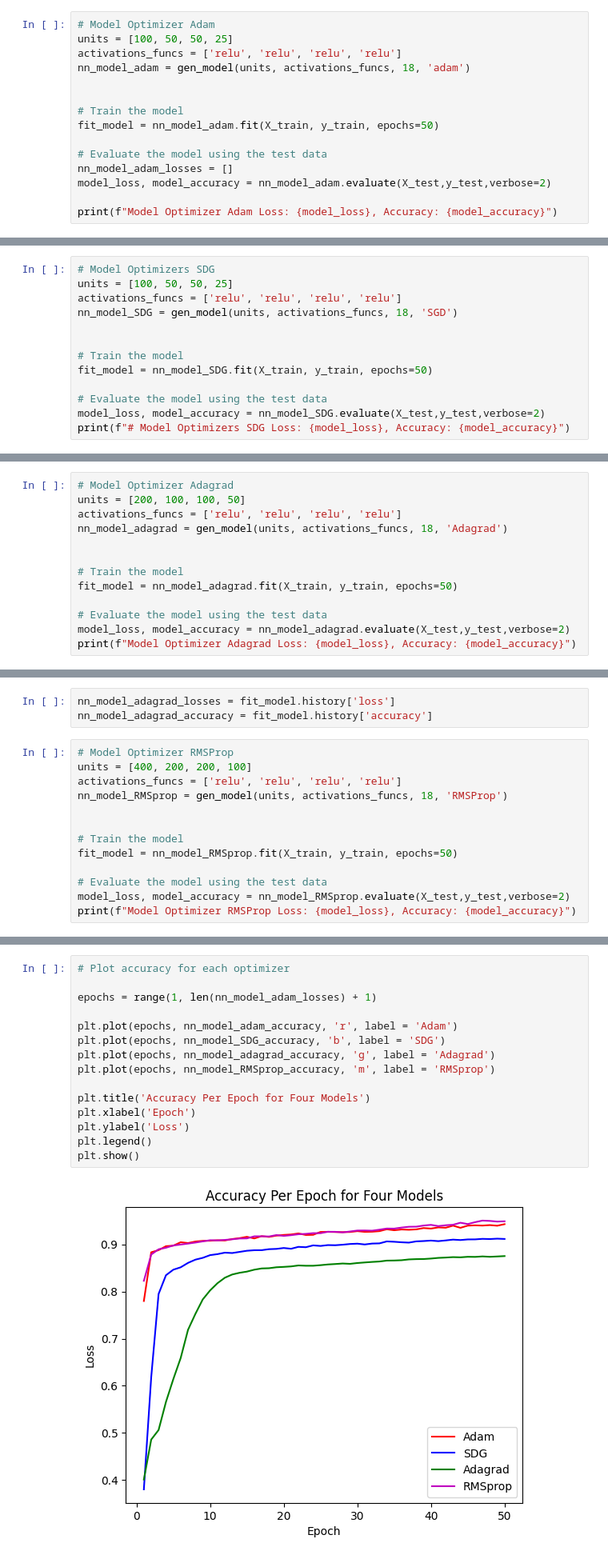
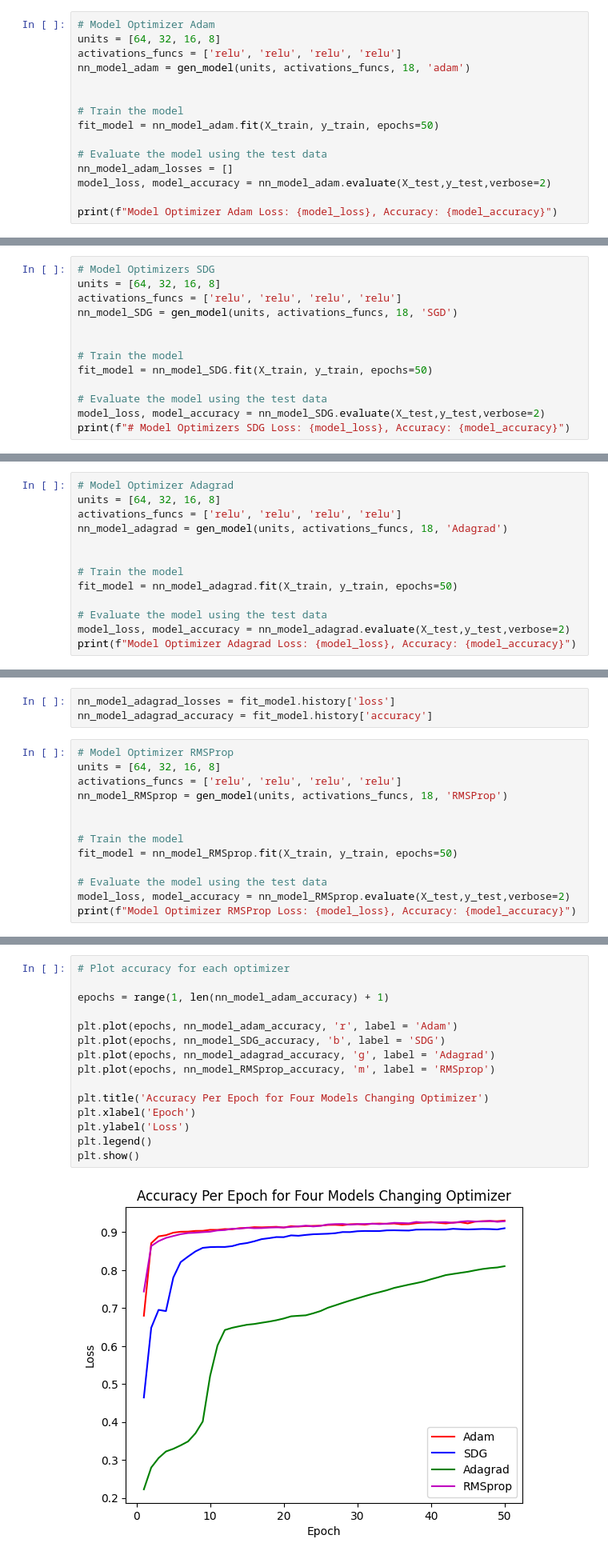
Before and after one commit to cassidyschul/weather_prediction, a Jupyter notebook: weather_classification_model.ipynb, the cells around one changed output, grey strips where cells are left out. Shown at 80% size. Cells and saved outputs as stored; diff of their text form.

Commit message:
Update script to include activation function optimization and plots

```diff
--- a/weather_classification_model.ipynb
+++ b/weather_classification_model.ipynb
@@ -174,7 +201,7 @@ def gen_model(units, activation_functions, input_dim, optimizer):
   return nn_model
 # %%
 # Model Optimizer Adam
-units = [100, 50, 50, 25]
+units = [64, 32, 16, 8]
 activations_funcs = ['relu', 'relu', 'relu', 'relu']
 nn_model_adam = gen_model(units, activations_funcs, 18, 'adam')
 
@@ -245,7 +272,7 @@ nn_model_adam_losses = fit_model.history['loss']
 nn_model_adam_accuracy = fit_model.history['accuracy']
 # %%
 # Model Optimizers SDG
-units = [100, 50, 50, 25]
+units = [64, 32, 16, 8]
 activations_funcs = ['relu', 'relu', 'relu', 'relu']
 nn_model_SDG = gen_model(units, activations_funcs, 18, 'SGD')
 
@@ -314,7 +341,7 @@ nn_model_SDG_losses = fit_model.history['loss']
 nn_model_SDG_accuracy = fit_model.history['accuracy']
 # %%
 # Model Optimizer Adagrad
-units = [200, 100, 100, 50]
+units = [64, 32, 16, 8]
 activations_funcs = ['relu', 'relu', 'relu', 'relu']
 nn_model_adagrad = gen_model(units, activations_funcs, 18, 'Adagrad')
 
@@ -383,7 +410,7 @@ nn_model_adagrad_losses = fit_model.history['loss']
 nn_model_adagrad_accuracy = fit_model.history['accuracy']
 # %%
 # Model Optimizer RMSProp
-units = [400, 200, 200, 100]
+units = [64, 32, 16, 8]
 activations_funcs = ['relu', 'relu', 'relu', 'relu']
 nn_model_RMSprop = gen_model(units, activations_funcs, 18, 'RMSProp')
 
@@ -471,17 +497,17 @@ plt.show()
 # %%
 # Plot accuracy for each optimizer
 
-epochs = range(1, len(nn_model_adam_losses) + 1)
+epochs = range(1, len(nn_model_adam_accuracy) + 1)
 
 plt.plot(epochs, nn_model_adam_accuracy, 'r', label = 'Adam')
 plt.plot(epochs, nn_model_SDG_accuracy, 'b', label = 'SDG')
 plt.plot(epochs, nn_model_adagrad_accuracy, 'g', label = 'Adagrad')
 plt.plot(epochs, nn_model_RMSprop_accuracy, 'm', label = 'RMSprop')
 
-plt.title('Accuracy Per Epoch for Four Models')
+plt.title('Accuracy Per Epoch for Four Models Changing Optimizer')
 plt.xlabel('Epoch')
 plt.ylabel('Loss')
 plt.legend()
 plt.show()
 # %% [output]
-[figure, old version]
+[figure, new version]
```
Also changed, not shown: parts of 31 cells of this notebook.
